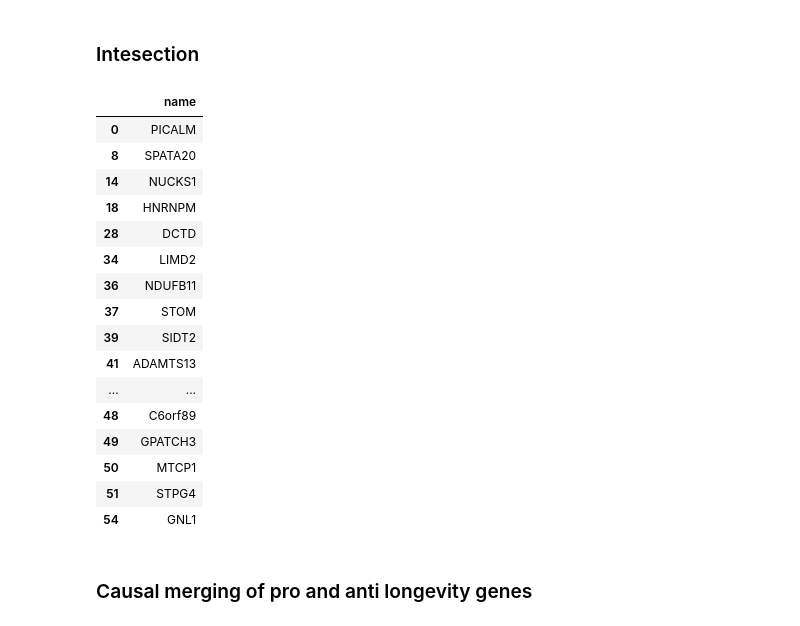
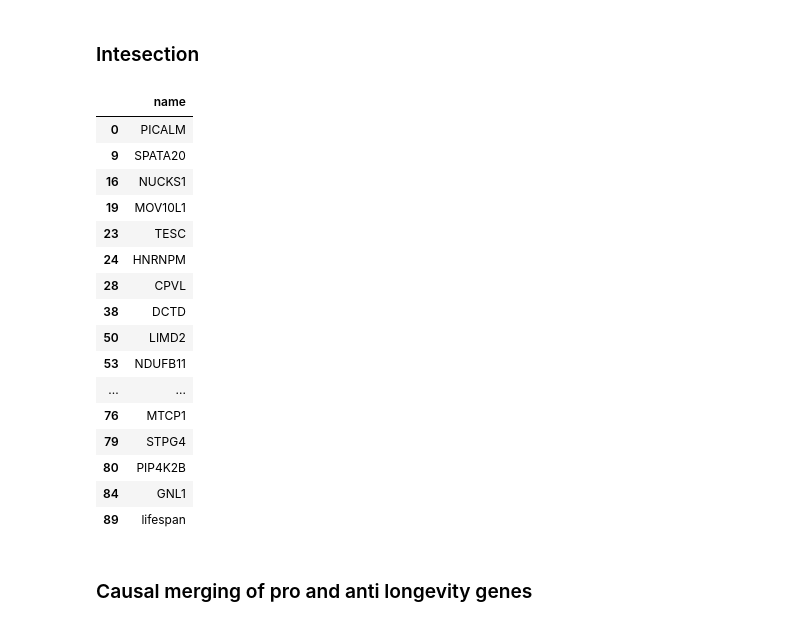
Before and after one commit to antonkulaga/yspecies, a Jupyter notebook: notebooks/results_intersections.ipynb, the cells around one changed output. Cells and saved outputs as stored; diff of their text form; code cells hidden in the pictures.

```diff
--- a/notebooks/results_intersections.ipynb
+++ b/notebooks/results_intersections.ipynb
@@ -29,10 +29,10 @@ threshold = 0.3
 from pathlib import Path
 locations: Locations = Locations("./") if Path("./data").exists() else Locations("../")
 # %%
-external = shap_results = locations.output / "external"
-shap = external / "shap"
-linear = external / "linear"
-causality = external / "causality"
+external = shap_results = locations.output.external
+shap = external.shap
+linear = external.linear
+causality = external.dir / "causality"
 # %% [markdown]
 ### Load linear ###
 # %%
@@ -140,27 +140,27 @@ anti(current, -threshold)
 # %% [markdown]
 ### Intesection ###
 # %%
-causal_anton_5_5 = pd.read_csv(causality / "causal_relations_5_tissues_species_5.csv")
+causal_anton_5_5 = pd.read_csv(causality / "causal_relations_5_tissues_anton_species_5_bootstraps.csv")
 fathers = (causal_anton_5_5[causal_anton_5_5["predicate"] == "is father of"])[["node1"]].drop_duplicates().rename(columns={"node1": "name"})
 fathers
 # %% [output]
 |  | name |
 | 0 | PICALM |
-| 8 | SPATA20 |
-| 14 | NUCKS1 |
-| 18 | HNRNPM |
-| 28 | DCTD |
-| 34 | LIMD2 |
-| 36 | NDUFB11 |
-| 37 | STOM |
-| 39 | SIDT2 |
-| 41 | ADAMTS13 |
+| 9 | SPATA20 |
+| 16 | NUCKS1 |
+| 19 | MOV10L1 |
+| 23 | TESC |
+| 24 | HNRNPM |
+| 28 | CPVL |
+| 38 | DCTD |
+| 50 | LIMD2 |
+| 53 | NDUFB11 |
 | ... | ... |
-| 48 | C6orf89 |
-| 49 | GPATCH3 |
-| 50 | MTCP1 |
-| 51 | STPG4 |
-| 54 | GNL1 |
+| 76 | MTCP1 |
+| 79 | STPG4 |
+| 80 | PIP4K2B |
+| 84 | GNL1 |
+| 89 | lifespan |
 # %% [markdown]
 ### Causal merging of pro and anti longevity genes ###
 # %%
```
Also changed, not shown: parts of 15 cells of this notebook, 13 other files.
